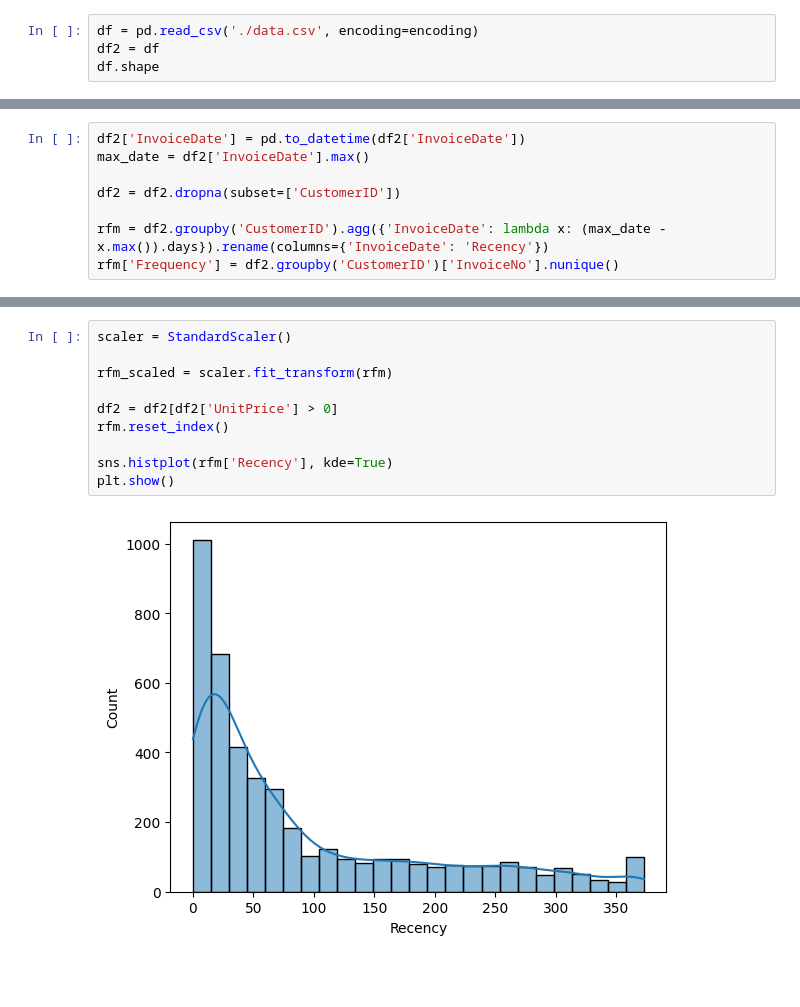
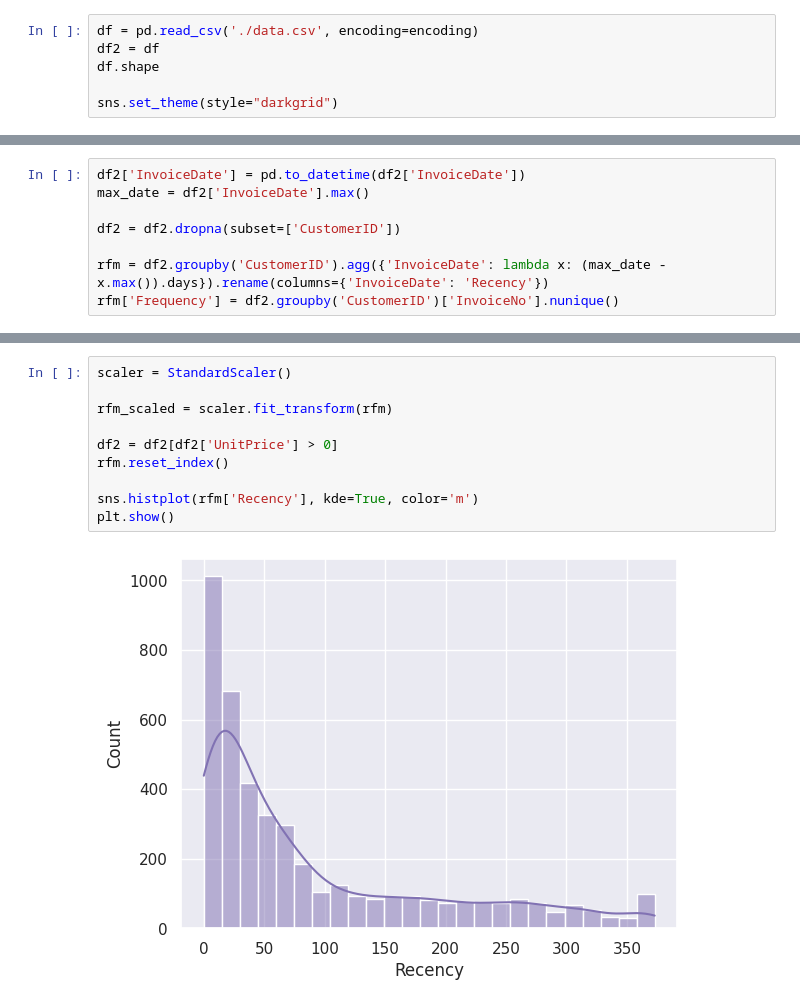
Before and after one commit to will787/retail-e-commerce-evidence, a Jupyter notebook: retails_analytics.ipynb, the cells around one changed output, grey strips where cells are left out. Cells and saved outputs as stored; diff of their text form; blank space fills up the shorter version.

```diff
--- a/retails_analytics.ipynb
+++ b/retails_analytics.ipynb
@@ -24,3 +24,5 @@ encoding = result['encoding']
 df = pd.read_csv('./data.csv', encoding=encoding)
 df2 = df
 df.shape
+
+sns.set_theme(style="darkgrid")
@@ -145,15 +134,15 @@ rfm.reset_index()
 # %%
 scaler = StandardScaler()
 
 rfm_scaled = scaler.fit_transform(rfm)
 
 df2 = df2[df2['UnitPrice'] > 0]
 rfm.reset_index()
 
-sns.histplot(rfm['Recency'], kde=True)
+sns.histplot(rfm['Recency'], kde=True, color='m')
 plt.show()
 # %% [output]
-[figure, old version]
+[figure, new version]
 # %%
 # K-means clustering methods, segmentation
 
```
Also changed, not shown: parts of 16 cells of this notebook, 1 other file.
